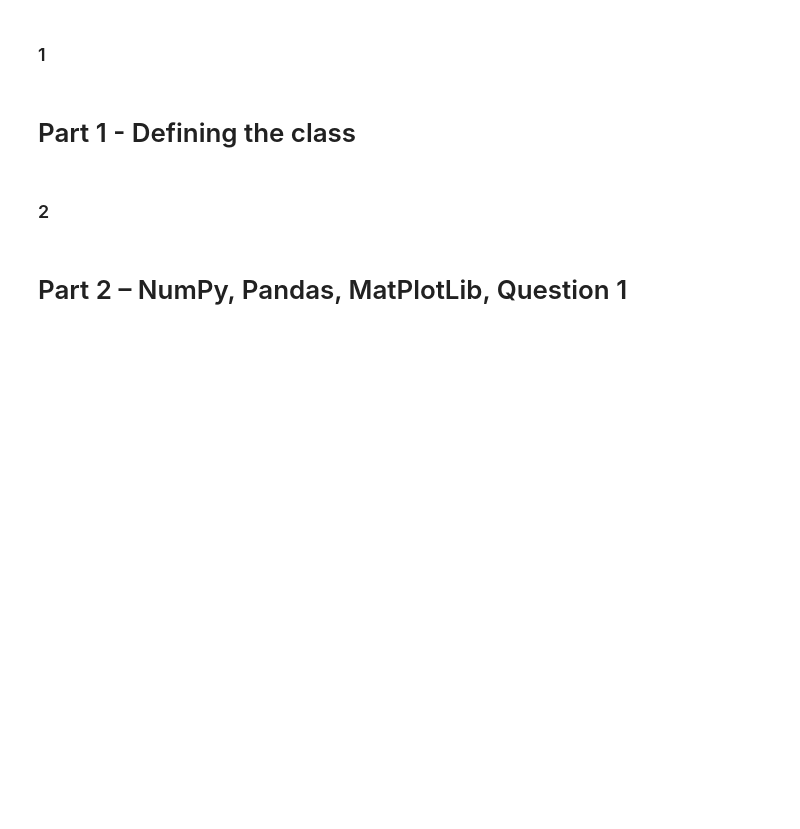
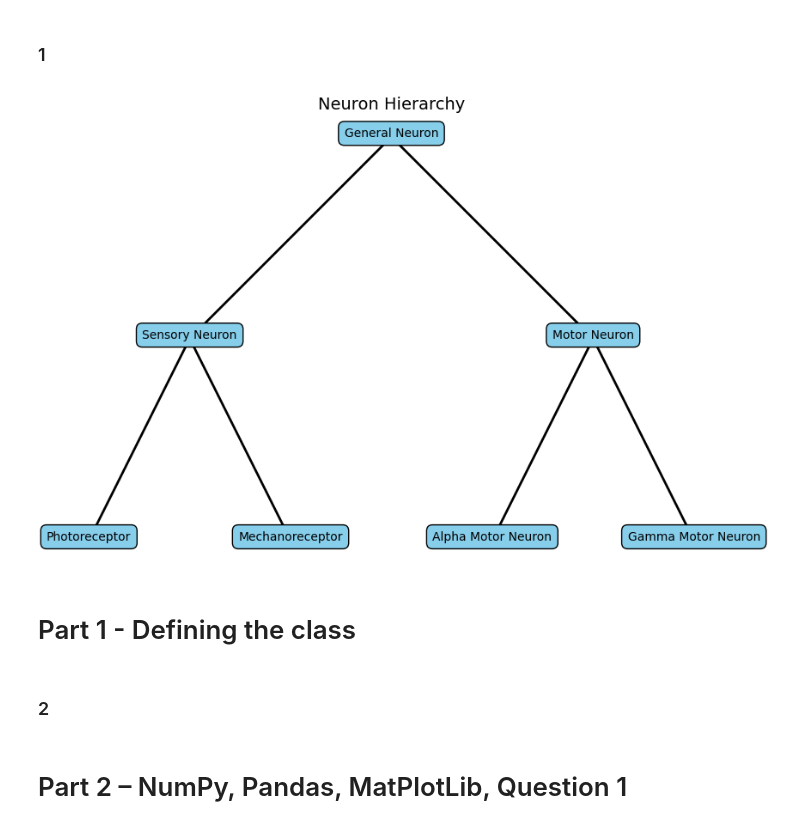
Before and after one commit to Danielachoc/projectone, a Jupyter notebook: notebook.ipynb, the cells around one changed output. Saved outputs shown, nothing was run; the diff lists cells and outputs as text; code cells hidden in the pictures; blank space fills up the shorter version.

```diff
--- a/notebook.ipynb
+++ b/notebook.ipynb
@@ -3,3 +5,50 @@
+# %%
+import matplotlib.pyplot as plt
+
+# Define the hierarchy and positions for the nodes
+nodes = {
+    "General Neuron": (0, 6),
+    "Sensory Neuron": (-2, 4),
+    "Motor Neuron": (2, 4),
+    "Photoreceptor": (-3, 2),
+    "Mechanoreceptor": (-1, 2),
+    "Alpha Motor Neuron": (1, 2),
+    "Gamma Motor Neuron": (3, 2),
+}
+
+# Define the edges (relationships between nodes)
+edges = [
+    ("General Neuron", "Sensory Neuron"),
+    ("General Neuron", "Motor Neuron"),
+    ("Sensory Neuron", "Photoreceptor"),
+    ("Sensory Neuron", "Mechanoreceptor"),
+    ("Motor Neuron", "Alpha Motor Neuron"),
+    ("Motor Neuron", "Gamma Motor Neuron")
+]
+
+# Create the plot
+plt.figure(figsize=(10, 8))
+ax = plt.gca()
+
+# Plot the nodes
+for node, (x, y) in nodes.items():
+    ax.text(x, y, node, ha='center', fontsize=10, bbox=dict(facecolor='skyblue', edgecolor='black', boxstyle='round,pad=0.5'))
+
+# Plot the edges (connections between the nodes)
+for start, end in edges:
+    start_pos = nodes[start]
+    end_pos = nodes[end]
+    ax.plot([start_pos[0], end_pos[0]], [start_pos[1], end_pos[1]], 'k-', lw=2)
+
+# Customize the plot
+ax.set_aspect('equal')
+ax.axis('off')
+plt.title("Neuron Hierarchy", fontsize=14)
+
+# Show the diagram
+plt.show()
+# %% [output]
+[figure, added]
 # %% [markdown]
 # Part 1 - Defining the class
 # %%
```
Also changed, not shown: parts of 1 cell of this notebook.
